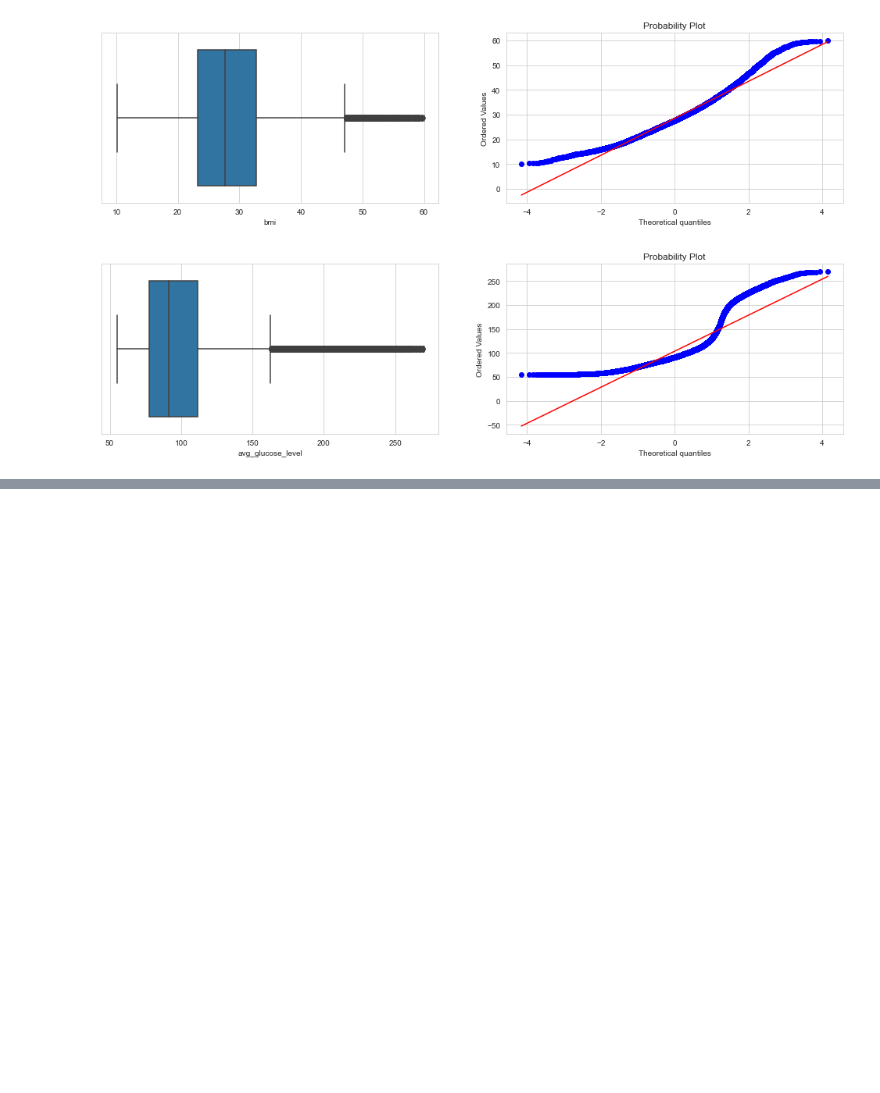
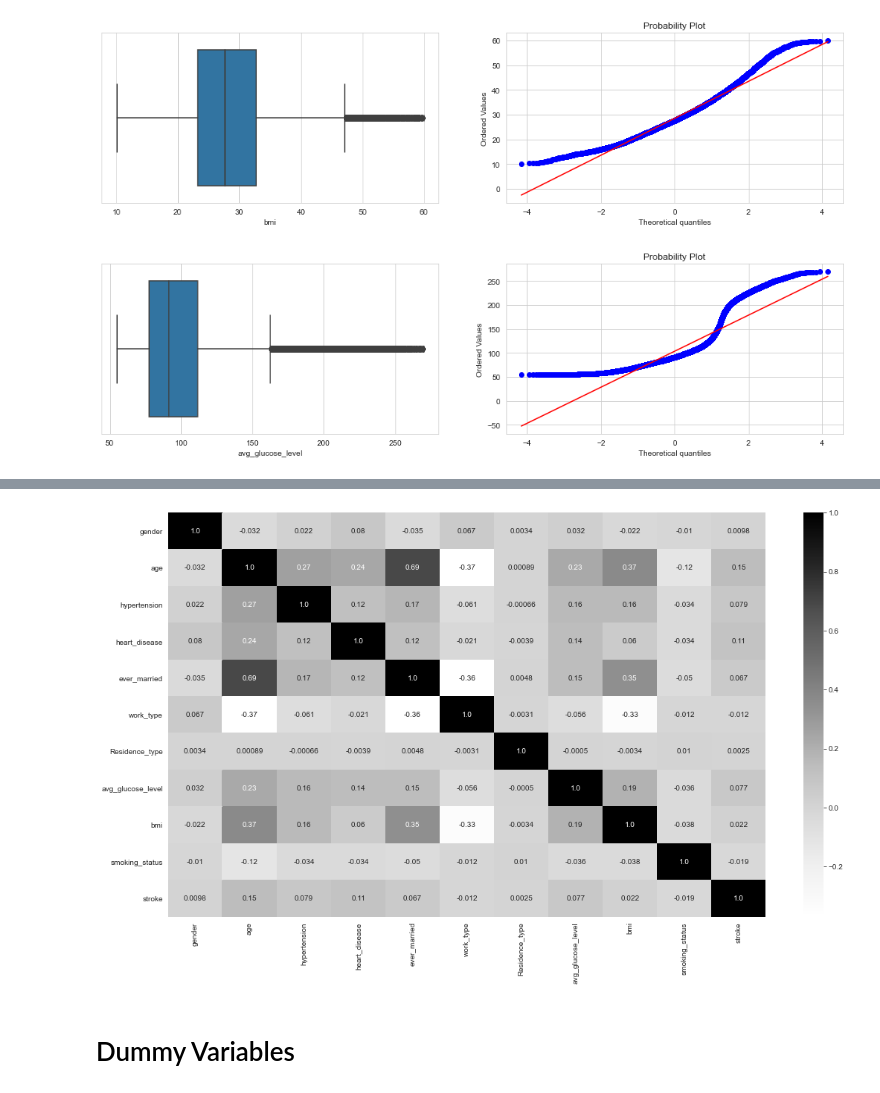
Before and after one commit to Pehu2906/Imbalanced-Data-Analysis, a Jupyter notebook: Cerebral Stroke/Cerebral Stroke.ipynb, the cells around one changed output, grey strips where cells are left out. Drawn from its saved outputs; the diff is of its cells as text; code cells hidden in the pictures; blank space fills up the shorter version.

```diff
--- a/Cerebral Stroke/Cerebral Stroke.ipynb
+++ b/Cerebral Stroke/Cerebral Stroke.ipynb
@@ -279,0 +281,2 @@ memory usage: 4.0+ MB
+# %%
+Cerebral_Stroke.drop(columns={"id"},inplace=True,axis=1)
@@ -279,0 +285,6 @@ memory usage: 4.0+ MB
+# %%
+labels=["gender","ever_married","work_type","Residence_type","smoking_status"]
+label=LabelEncoder()
+
+for i in labels:
+    Cerebral_Stroke[i]=label.fit_transform(Cerebral_Stroke[i])
@@ -279,0 +324,8 @@ memory usage: 4.0+ MB
+# %%
+plt.figure(figsize=(18,10))
+sns.heatmap(Cerebral_Stroke.corr(),annot=True,fmt='.2',cmap="Greys")
+plt.show()
+# %% [output]
+[figure, added]
+# %% [markdown]
+# Dummy Variables
```
Also changed, not shown: parts of 140 cells of this notebook.
